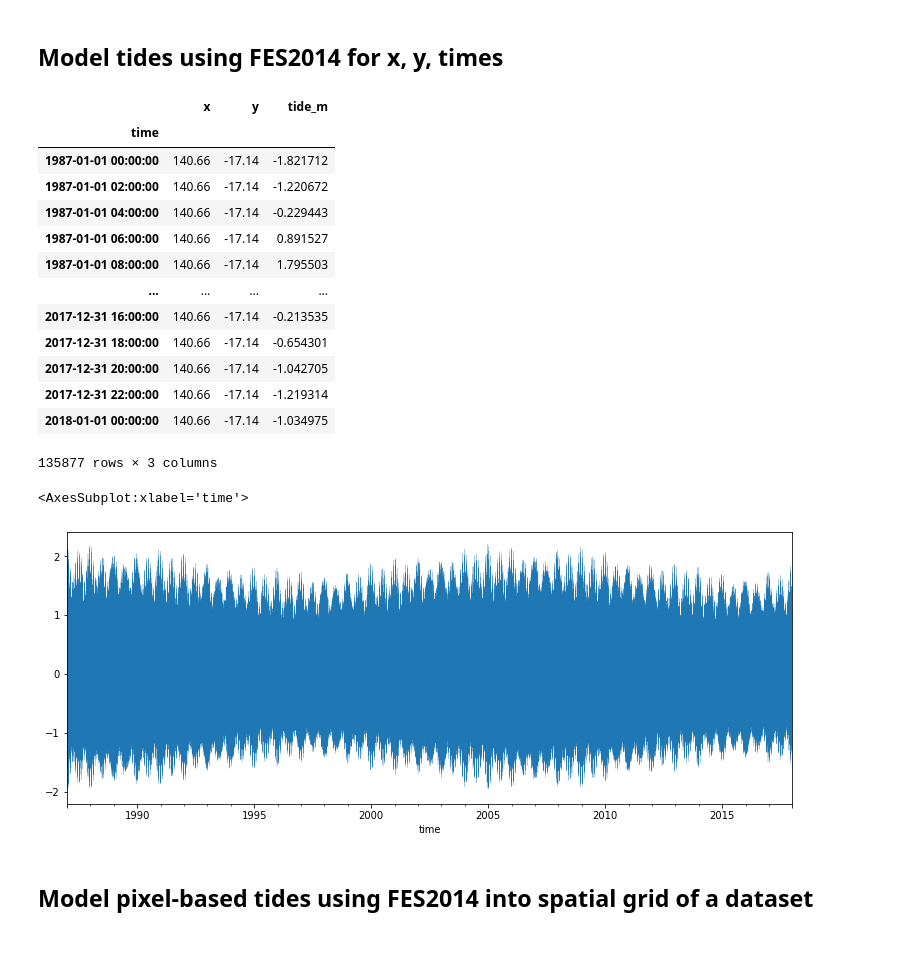
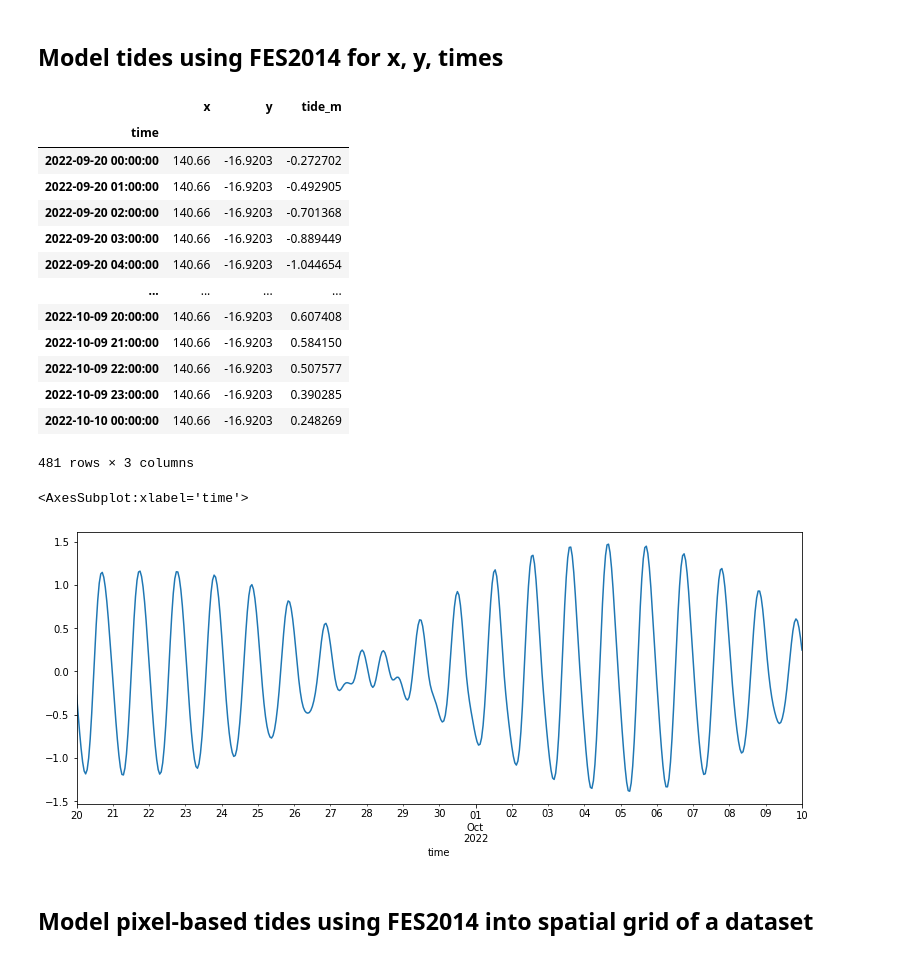
Before and after one commit to GeoscienceAustralia/dea-intertidal, a Jupyter notebook: notebooks/Using_pixel_tide_modelling.ipynb, the cells around one changed output. Cells and saved outputs as stored; diff of their text form; code cells hidden in the pictures.

Commit message:
Update pixel tide notebook demo

```diff
--- a/notebooks/Using_pixel_tide_modelling.ipynb
+++ b/notebooks/Using_pixel_tide_modelling.ipynb
@@ -25,8 +18,8 @@ dc = datacube.Datacube()
 # %%
 tide_df = model_tides(
     x=[140.66],
-    y=[-17.14],
-    time=pd.date_range(start="1987", end="2018", freq="2H"),
+    y=[-16.9203],
+    time=pd.date_range(start='2022-09-20', end='2022-10-10', freq='1H'),
     model="FES2014",
     directory="~/tide_models_clipped",
 )
@@ -35,23 +28,23 @@ tide_df
 # %% [output]
 |  | x | y | tide_m |
 | time |  |  |  |
-| 1987-01-01 00:00:00 | 140.66 | -17.14 | -1.821712 |
-| 1987-01-01 02:00:00 | 140.66 | -17.14 | -1.220672 |
-| 1987-01-01 04:00:00 | 140.66 | -17.14 | -0.229443 |
-| 1987-01-01 06:00:00 | 140.66 | -17.14 | 0.891527 |
-| 1987-01-01 08:00:00 | 140.66 | -17.14 | 1.795503 |
+| 2022-09-20 00:00:00 | 140.66 | -16.9203 | -0.272702 |
+| 2022-09-20 01:00:00 | 140.66 | -16.9203 | -0.492905 |
+| 2022-09-20 02:00:00 | 140.66 | -16.9203 | -0.701368 |
+| 2022-09-20 03:00:00 | 140.66 | -16.9203 | -0.889449 |
+| 2022-09-20 04:00:00 | 140.66 | -16.9203 | -1.044654 |
 | ... | ... | ... | ... |
-| 2017-12-31 16:00:00 | 140.66 | -17.14 | -0.213535 |
-| 2017-12-31 18:00:00 | 140.66 | -17.14 | -0.654301 |
-| 2017-12-31 20:00:00 | 140.66 | -17.14 | -1.042705 |
-| 2017-12-31 22:00:00 | 140.66 | -17.14 | -1.219314 |
-| 2018-01-01 00:00:00 | 140.66 | -17.14 | -1.034975 |
+| 2022-10-09 20:00:00 | 140.66 | -16.9203 | 0.607408 |
+| 2022-10-09 21:00:00 | 140.66 | -16.9203 | 0.584150 |
+| 2022-10-09 22:00:00 | 140.66 | -16.9203 | 0.507577 |
+| 2022-10-09 23:00:00 | 140.66 | -16.9203 | 0.390285 |
+| 2022-10-10 00:00:00 | 140.66 | -16.9203 | 0.248269 |
-135877 rows × 3 columns
+481 rows × 3 columns
 # %%
-tide_df.tide_m.plot(lw=0.2, figsize=(13, 5))
+tide_df.tide_m.plot(figsize=(13, 5))
 # %% [output]
 <AxesSubplot:xlabel='time'>
-[figure, old version]
+[figure, new version]
 # %% [markdown]
 ## Model pixel-based tides using FES2014 into spatial grid of a dataset
 # %% [markdown]
```
Also changed, not shown: parts of 11 cells of this notebook, 2 other files.
